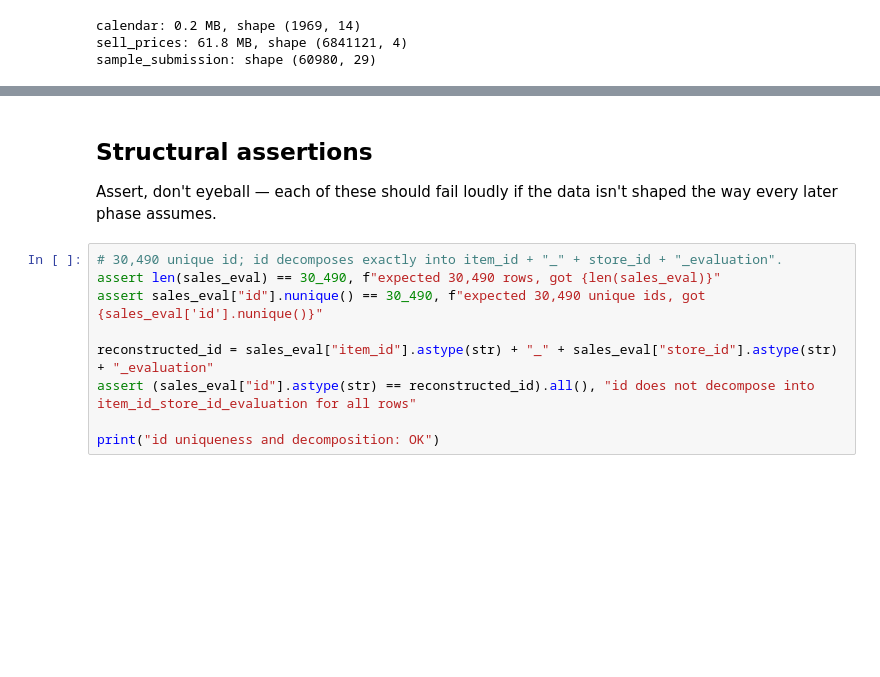
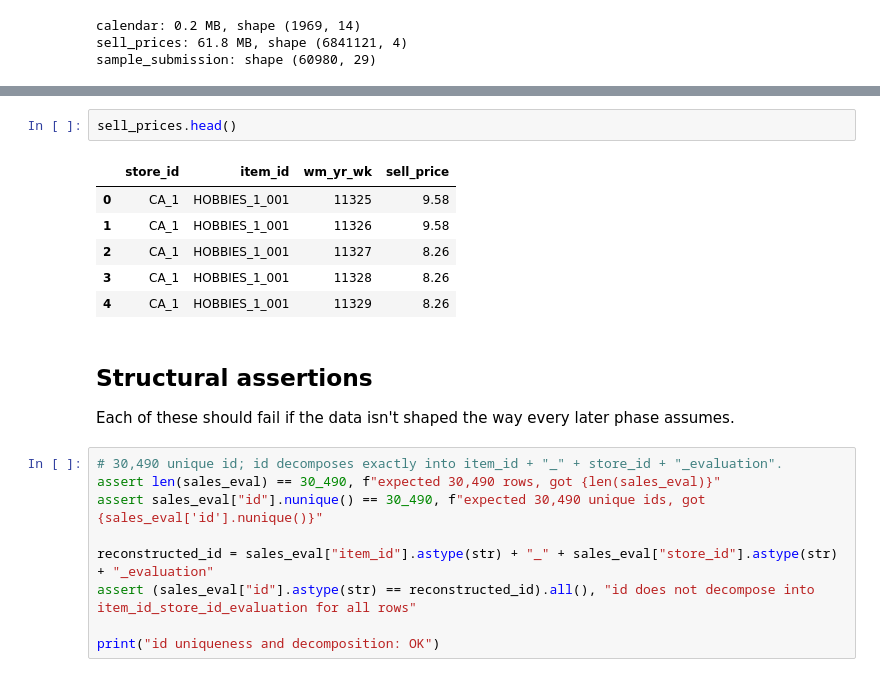
Before and after one commit to traha-89/M5_Forecasting_Accuracy, a Jupyter notebook: notebooks/01_data_hygiene.ipynb, the cells around one changed output, grey strips where cells are left out. Drawn from its saved outputs; the diff is of its cells as text; blank space fills up the shorter version.

```diff
--- a/notebooks/01_data_hygiene.ipynb
+++ b/notebooks/01_data_hygiene.ipynb
@@ -103,8 +132,16 @@ sample_submission: shape (60980, 29)
+# %%
+sell_prices.head()
+# %% [output]
+|  | store_id | item_id | wm_yr_wk | sell_price |
+| 0 | CA_1 | HOBBIES_1_001 | 11325 | 9.58 |
+| 1 | CA_1 | HOBBIES_1_001 | 11326 | 9.58 |
+| 2 | CA_1 | HOBBIES_1_001 | 11327 | 8.26 |
+| 3 | CA_1 | HOBBIES_1_001 | 11328 | 8.26 |
+| 4 | CA_1 | HOBBIES_1_001 | 11329 | 8.26 |
 # %% [markdown]
 ## Structural assertions
 
-Assert, don't eyeball — each of these should fail loudly if the data isn't shaped the way every
-later phase assumes.
+Each of these should fail if the data isn't shaped the way every later phase assumes.
 # %%
 # 30,490 unique id; id decomposes exactly into item_id + "_" + store_id + "_evaluation".
 assert len(sales_eval) == 30_490, f"expected 30,490 rows, got {len(sales_eval)}"
```
Also changed, not shown: parts of 8 cells of this notebook, 5 other files.
